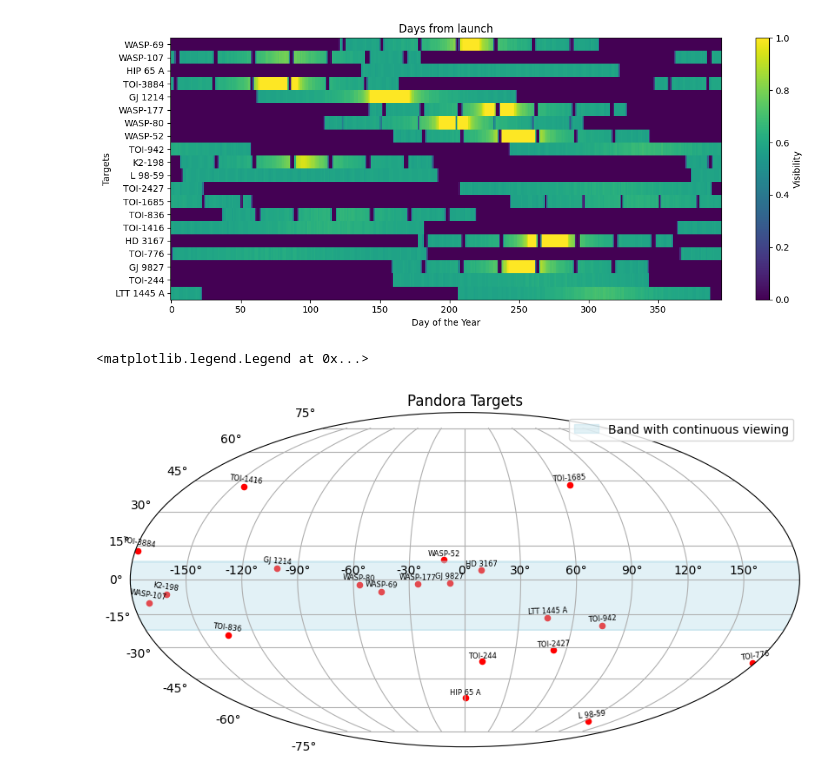
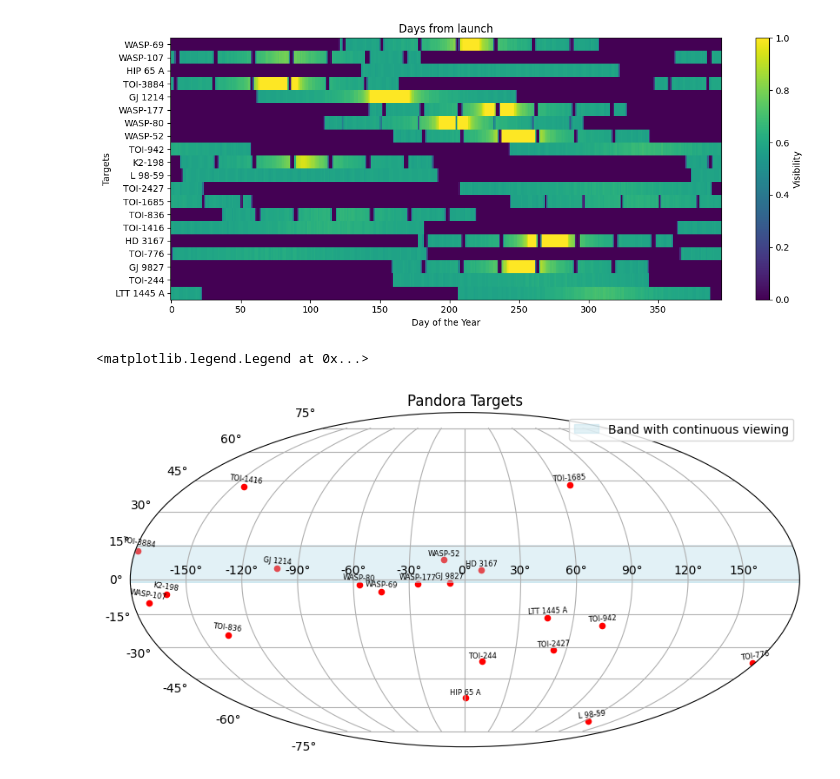
Before and after one commit to PandoraMission/pandora-visibility, a Jupyter notebook: docs/Example-useage.ipynb, the cells around one changed output. Saved outputs shown, nothing was run; the diff lists cells and outputs as text; code cells hidden in the pictures.

```diff
--- a/docs/Example-useage.ipynb
+++ b/docs/Example-useage.ipynb
@@ -245,33 +247,33 @@ plt.tight_layout()
 # this attemps to show targets across the sky
 label_offset = np.radians(1)
 # Convert RA to radians, wrap to [-180, 180] for Mollweide
 ra_rad = np.radians(np.remainder(target_df.ra + 180, 360) - 180)
 dec_rad = np.radians(target_df.dec)
 
 fig = plt.figure(figsize=(10, 5))
 ax = fig.add_subplot(111, projection="mollweide")
 ax.scatter(ra_rad, dec_rad, s=20, color='red')
 
 # Add band: fill between curves at Dec = -7 ± 15 degrees
 # Targets in this region can be observed continuously for 30 days
-dec_center = -7
-dec_width = 15
+dec_center = 7
+dec_width = 8
 ymin = np.radians(dec_center - dec_width)
 ymax = np.radians(dec_center + dec_width)
 
 # For fill_between to work, we need x values across the whole RA range
 x = np.linspace(-np.pi, np.pi, 1000)
 ax.fill_between(x, ymin, ymax, color='lightblue', alpha=0.35, label='Band with continuous viewing')
 
 
 for ra, dec, name in zip(ra_rad, dec_rad, target_df.star):
     angle = np.degrees(ra)
     ax.text(ra, dec + label_offset, name, fontsize=6,
             rotation=angle / 20, ha='center', va='bottom', color='black')
 
 ax.grid(True)
 ax.set_title("Pandora Targets")
 ax.legend()
 # %% [output]
 <matplotlib.legend.Legend at 0x...>
-[figure, old version]
+[figure, new version]
```
Also changed, not shown: parts of 11 cells of this notebook, 2 other files.
